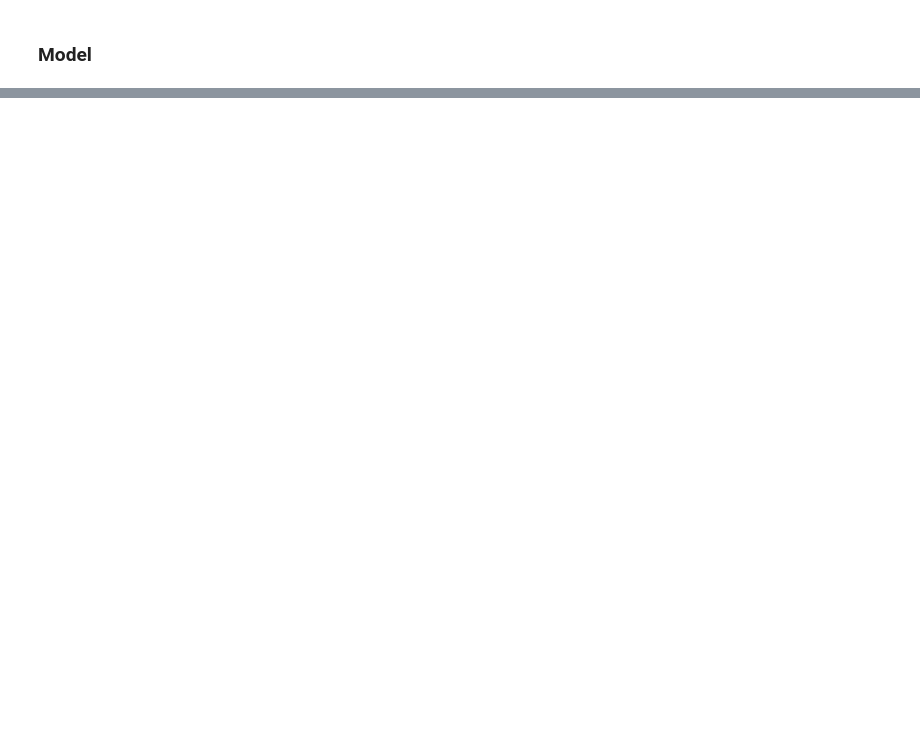
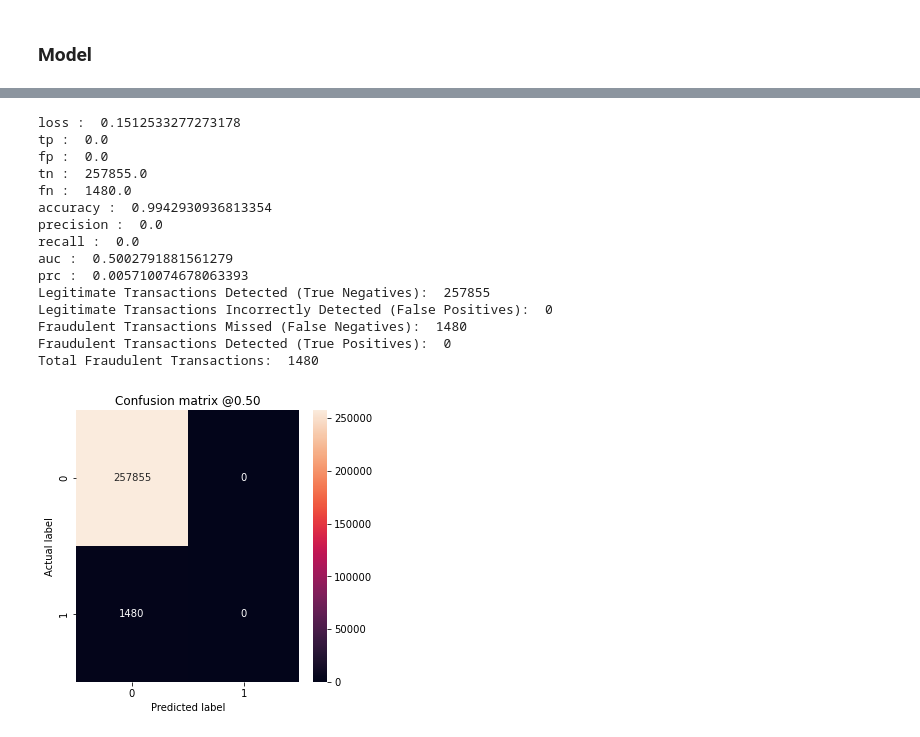
Before and after one commit to ASykes4/ItML_Asn_4_Students, a Jupyter notebook: asn4_start_point.ipynb, the cells around one changed output, grey strips where cells are left out. Cells and saved outputs as stored; diff of their text form; code cells hidden in the pictures; blank space fills up the shorter version.

Commit message:
Model made, optimizations needed

```diff
--- a/asn4_start_point.ipynb
+++ b/asn4_start_point.ipynb
@@ -144,0 +279,13 @@ df
+# %%
+EPOCHS = 100
+BATCH_SIZE = 2048
+
+early_stopping = tf.keras.callbacks.EarlyStopping(
+    monitor='val_prc',
+    verbose=1,
+    patience=10,
+    mode='max',
+    restore_best_weights=True)
+
+model = make_model(output_bias=np.log([pos/neg]))
+model.summary()
@@ -144,0 +310,10 @@ df
+# %%
+# Scaling by total/2 helps keep the loss to a similar magnitude.
+# The sum of the weights of all examples stays the same.
+weight_for_0 = (1 / neg) * (total / 2.0)
+weight_for_1 = (1 / pos) * (total / 1.0)
+
+class_weight = {0: weight_for_0, 1: weight_for_1}
+
+print('Weight for class 0: {:.2f}'.format(weight_for_0))
+print('Weight for class 1: {:.2f}'.format(weight_for_1))
@@ -144,0 +323,9 @@ df
+# %%
+baseline_history = model.fit(
+    train_features,
+    train_labels,
+    batch_size=BATCH_SIZE,
+    epochs=EPOCHS,
+    callbacks=[early_stopping],
+    validation_data=(val_features, val_labels),
+    class_weight=class_weight)
@@ -144,0 +350,5 @@ df
+# %%
+train_predictions_baseline = model.predict(train_features, batch_size=BATCH_SIZE)
+test_predictions_baseline = model.predict(test_features, batch_size=BATCH_SIZE)
+baseline_results = model.evaluate(test_features, test_labels,batch_size=BATCH_SIZE, verbose=0)
+results = model.evaluate(train_features, train_labels, batch_size=BATCH_SIZE, verbose=0)
@@ -144,0 +358,21 @@ df
+# %%
+for name, value in zip(model.metrics_names, baseline_results):
+    print(name, ': ', value)
+plot_cm(test_labels, test_predictions_baseline)
+# %% [output]
+loss :  0.1512533277273178
+tp :  0.0
+fp :  0.0
+tn :  257855.0
+fn :  1480.0
+accuracy :  0.9942930936813354
+precision :  0.0
+recall :  0.0
+auc :  0.5002791881561279
+prc :  0.005710074678063393
+Legitimate Transactions Detected (True Negatives):  257855
+Legitimate Transactions Incorrectly Detected (False Positives):  0
+Fraudulent Transactions Missed (False Negatives):  1480
+Fraudulent Transactions Detected (True Positives):  0
+Total Fraudulent Transactions:  1480
+[figure, added]
```
Also changed, not shown: parts of 16 cells of this notebook.
